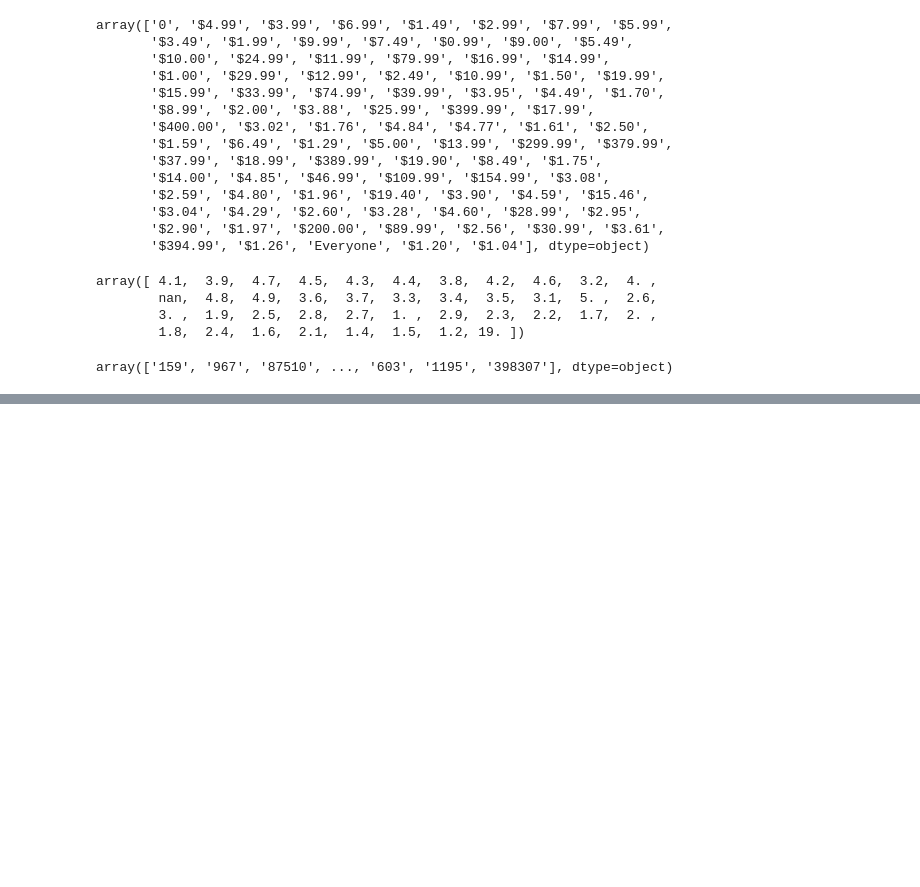
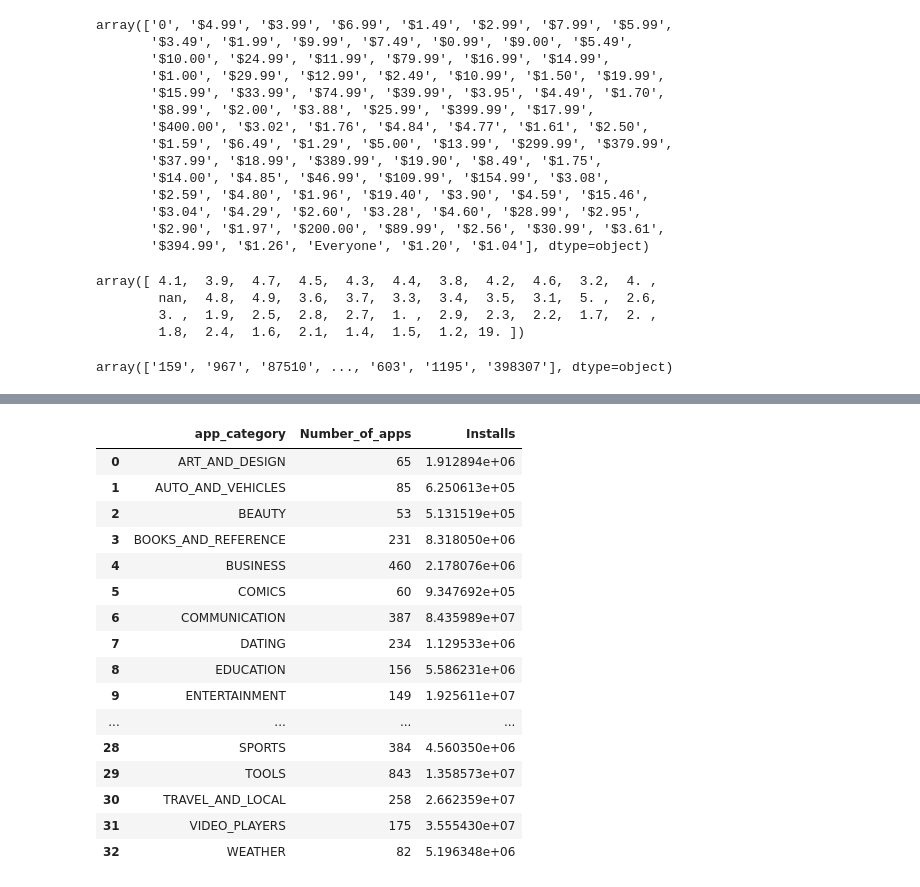
Before and after one commit to saumyadash9/Play-Store-App-Review-Analysis-Capstone-Project, a Jupyter notebook: Saumya_Dash_of_Play_Store_App_Review_Analysis_Capstone_Project.ipynb, the cells around one changed output, grey strips where cells are left out. Drawn from its saved outputs; the diff is of its cells as text; code cells hidden in the pictures; blank space fills up the shorter version.

```diff
--- a/Saumya_Dash_of_Play_Store_App_Review_Analysis_Capstone_Project.ipynb
+++ b/Saumya_Dash_of_Play_Store_App_Review_Analysis_Capstone_Project.ipynb
@@ -331,0 +536,21 @@ array(['Free', 'Paid', nan], dtype=object)
+# %%
+#merging two dataframes to plot data
+pd.merge(df_category_value_counts, df_category_installs, on='app_category')
+# %% [output]
+|  | app_category | Number_of_apps | Installs |
+| 0 | ART_AND_DESIGN | 65 | 1.912894e+06 |
+| 1 | AUTO_AND_VEHICLES | 85 | 6.250613e+05 |
+| 2 | BEAUTY | 53 | 5.131519e+05 |
+| 3 | BOOKS_AND_REFERENCE | 231 | 8.318050e+06 |
+| 4 | BUSINESS | 460 | 2.178076e+06 |
+| 5 | COMICS | 60 | 9.347692e+05 |
+| 6 | COMMUNICATION | 387 | 8.435989e+07 |
+| 7 | DATING | 234 | 1.129533e+06 |
+| 8 | EDUCATION | 156 | 5.586231e+06 |
+| 9 | ENTERTAINMENT | 149 | 1.925611e+07 |
+| ... | ... | ... | ... |
+| 28 | SPORTS | 384 | 4.560350e+06 |
+| 29 | TOOLS | 843 | 1.358573e+07 |
+| 30 | TRAVEL_AND_LOCAL | 258 | 2.662359e+07 |
+| 31 | VIDEO_PLAYERS | 175 | 3.555430e+07 |
+| 32 | WEATHER | 82 | 5.196348e+06 |
```
Also changed, not shown: parts of 61 cells of this notebook.
